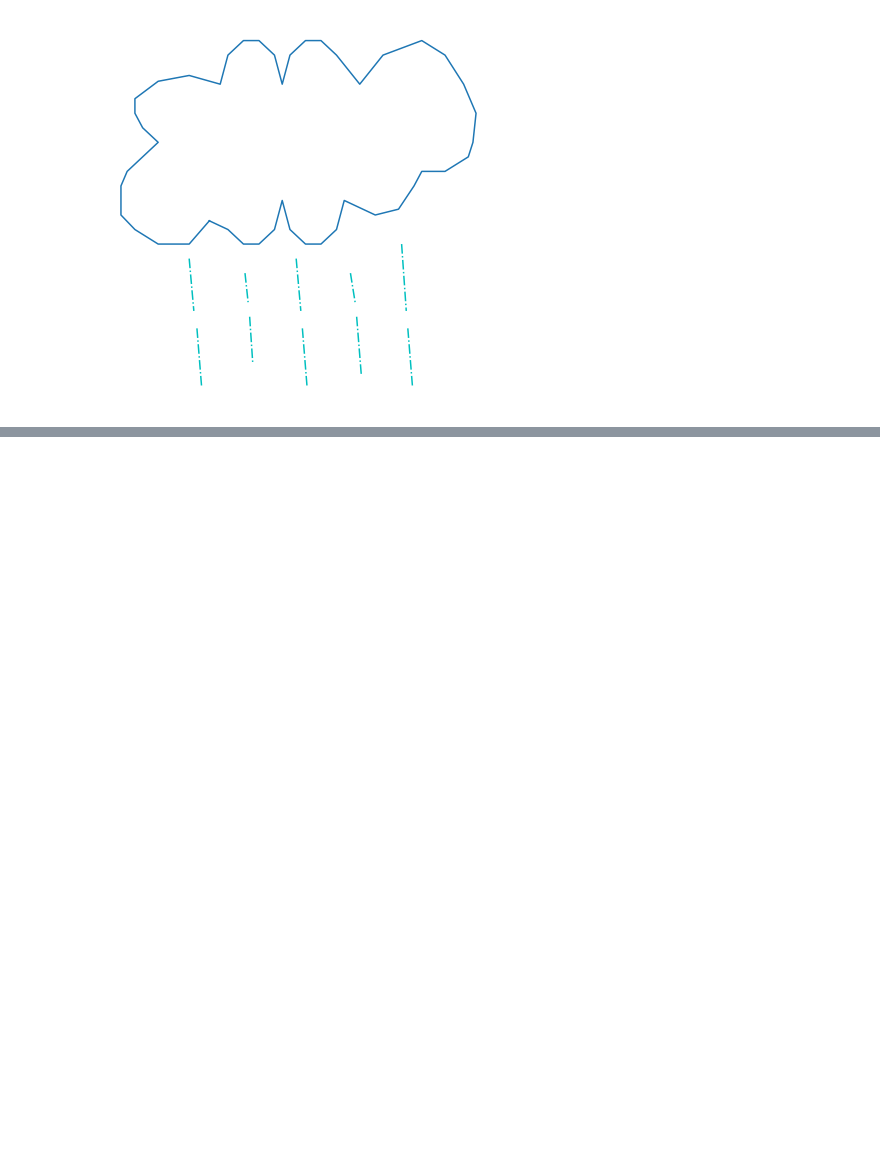
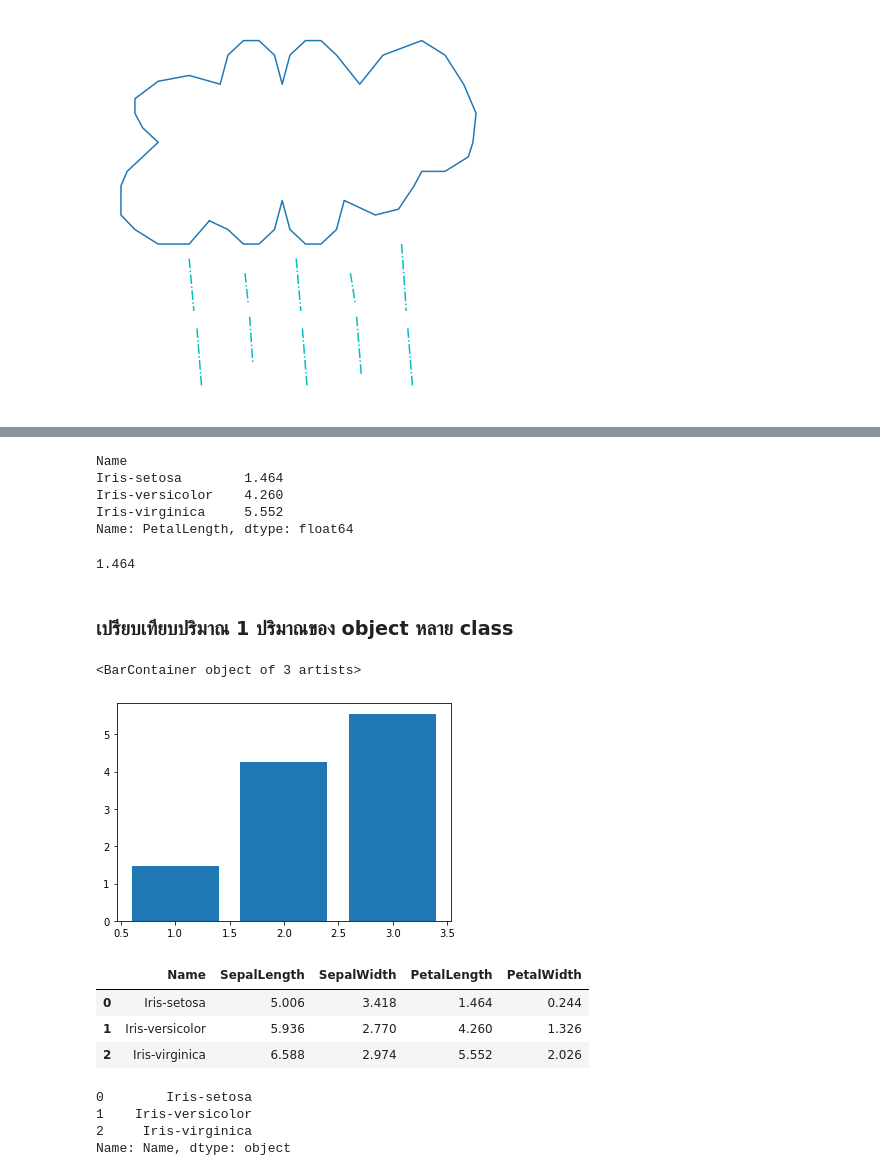
Before and after one commit to BestApisit/data_viz_2022, a Jupyter notebook: DataViz04_Data_Comparison.ipynb, the cells around one changed output, grey strips where cells are left out. Cells and saved outputs as stored; diff of their text form; code cells hidden in the pictures; blank space fills up the shorter version.

```diff
--- a/DataViz04_Data_Comparison.ipynb
+++ b/DataViz04_Data_Comparison.ipynb
@@ -201,0 +212,33 @@ plt.axis('off')
+# %%
+sample_data['PetalLength']
+# %% [output]
+Name
+Iris-setosa        1.464
+Iris-versicolor    4.260
+Iris-virginica     5.552
+Name: PetalLength, dtype: float64
+# %%
+sample_data['PetalLength'][0]
+# %% [output]
+1.464
+# %% [markdown]
+### เปรียบเทียบปริมาณ 1 ปริมาณของ object หลาย class
+# %%
+plt.bar([1,2,3],sample_data['PetalLength'])
+# %% [output]
+<BarContainer object of 3 artists>
+[figure, added]
+# %%
+sample_data.reset_index()
+# %% [output]
+|  | Name | SepalLength | SepalWidth | PetalLength | PetalWidth |
+| 0 | Iris-setosa | 5.006 | 3.418 | 1.464 | 0.244 |
+| 1 | Iris-versicolor | 5.936 | 2.770 | 4.260 | 1.326 |
+| 2 | Iris-virginica | 6.588 | 2.974 | 5.552 | 2.026 |
+# %%
+sample_data.reset_index()['Name']
+# %% [output]
+0        Iris-setosa
+1    Iris-versicolor
+2     Iris-virginica
+Name: Name, dtype: object
```
Also changed, not shown: parts of 25 cells of this notebook.
